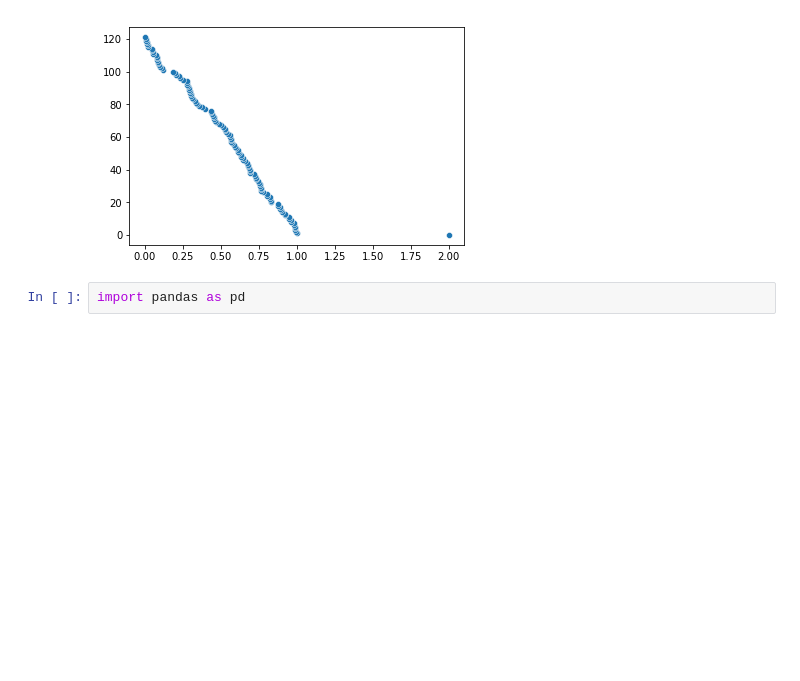
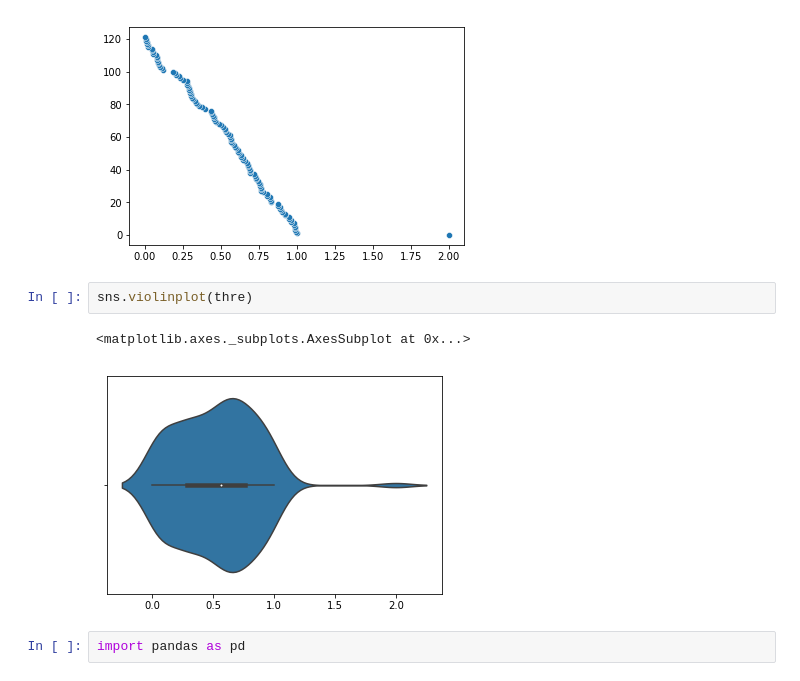
Before and after one commit to beingsantosh/ML-Tools, a Jupyter notebook: ROC and AUC.ipynb, the cells around one changed output. Saved outputs shown, nothing was run; the diff lists cells and outputs as text; blank space fills up the shorter version.

```diff
--- a/ROC and AUC.ipynb
+++ b/ROC and AUC.ipynb
@@ -66,6 +66,11 @@ sns.scatterplot(thre, range(len(thre)))
 # %% [output]
 <matplotlib.axes._subplots.AxesSubplot at 0x...>
 [figure]
+# %%
+sns.violinplot(thre)
+# %% [output]
+<matplotlib.axes._subplots.AxesSubplot at 0x...>
+[figure, added]
 # %%
 import pandas as pd
 # %%
```
Also changed, not shown: parts of 1 cell of this notebook.
